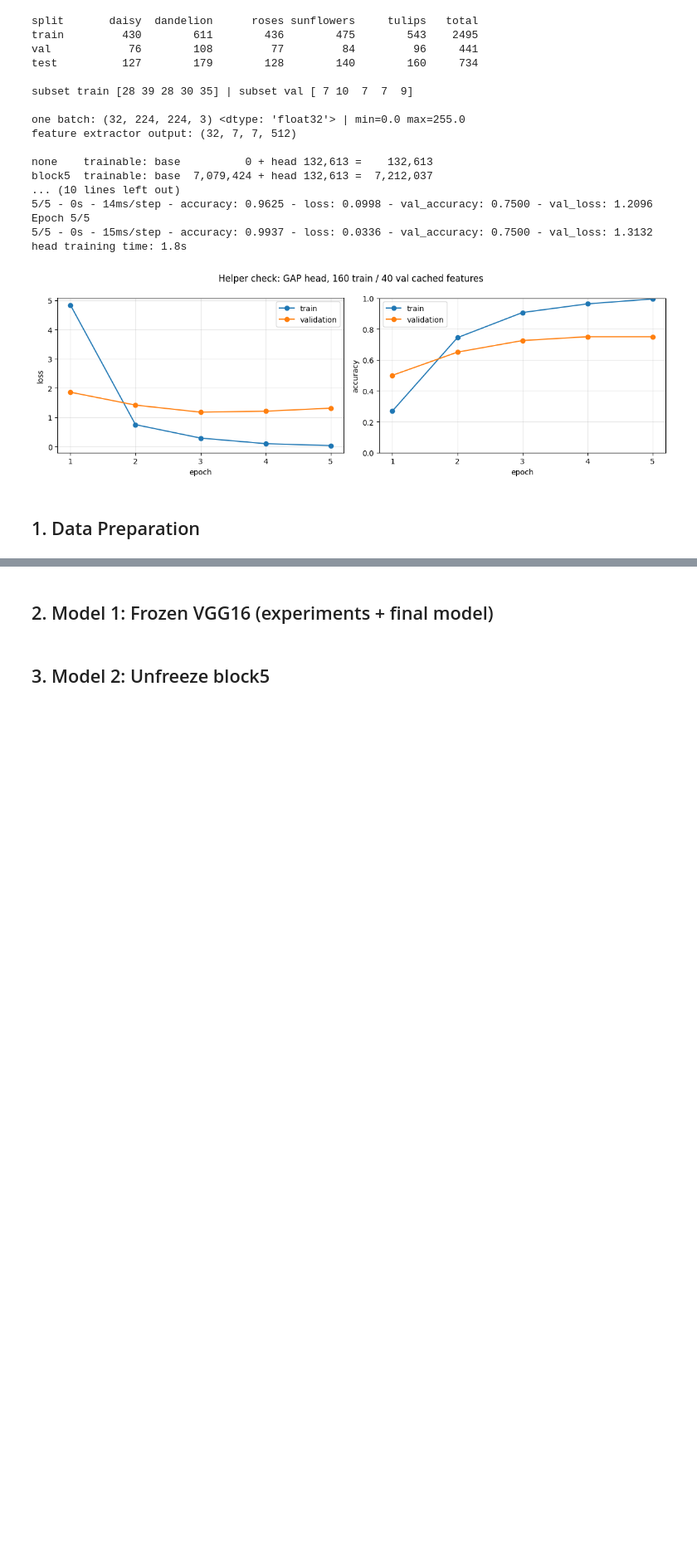
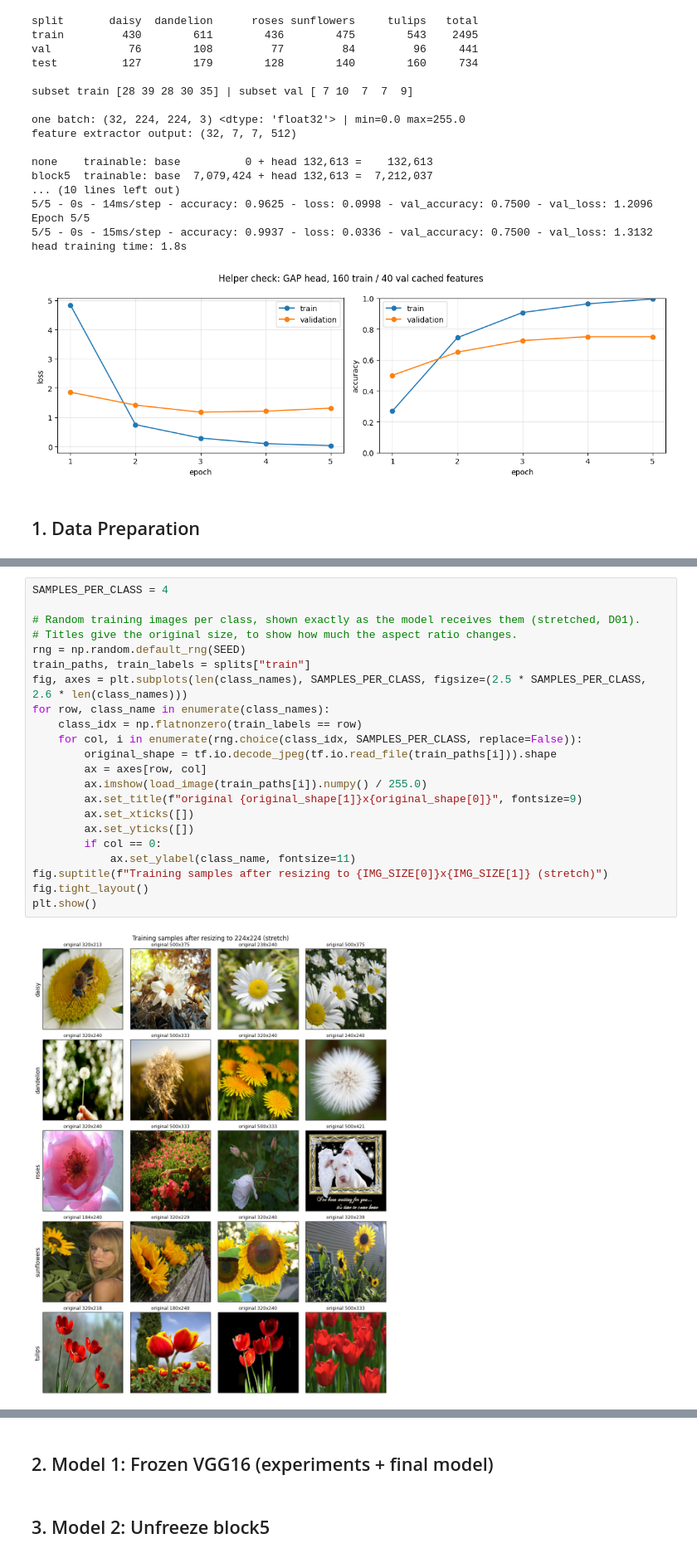
Before and after one commit to miguel-tm/dl-assignment2, a Jupyter notebook: notebooks/SCS_3546_Assignment_02.ipynb, the cells around one changed output, grey strips where cells are left out. Shown at 83% size. Cells and saved outputs as stored; diff of their text form; blank space fills up the shorter version.

```diff
--- a/notebooks/SCS_3546_Assignment_02.ipynb
+++ b/notebooks/SCS_3546_Assignment_02.ipynb
@@ -399,0 +463,24 @@ head training time: 1.8s
+# %%
+SAMPLES_PER_CLASS = 4
+
+# Random training images per class, shown exactly as the model receives them (stretched, D01).
+# Titles give the original size, to show how much the aspect ratio changes.
+rng = np.random.default_rng(SEED)
+train_paths, train_labels = splits["train"]
+fig, axes = plt.subplots(len(class_names), SAMPLES_PER_CLASS, figsize=(2.5 * SAMPLES_PER_CLASS, 2.6 * len(class_names)))
+for row, class_name in enumerate(class_names):
+    class_idx = np.flatnonzero(train_labels == row)
+    for col, i in enumerate(rng.choice(class_idx, SAMPLES_PER_CLASS, replace=False)):
+        original_shape = tf.io.decode_jpeg(tf.io.read_file(train_paths[i])).shape
+        ax = axes[row, col]
+        ax.imshow(load_image(train_paths[i]).numpy() / 255.0)
+        ax.set_title(f"original {original_shape[1]}x{original_shape[0]}", fontsize=9)
+        ax.set_xticks([])
+        ax.set_yticks([])
+        if col == 0:
+            ax.set_ylabel(class_name, fontsize=11)
+fig.suptitle(f"Training samples after resizing to {IMG_SIZE[0]}x{IMG_SIZE[1]} (stretch)")
+fig.tight_layout()
+plt.show()
+# %% [output]
+[figure, added]
```
Also changed, not shown: parts of 5 cells of this notebook, 2 other files.
